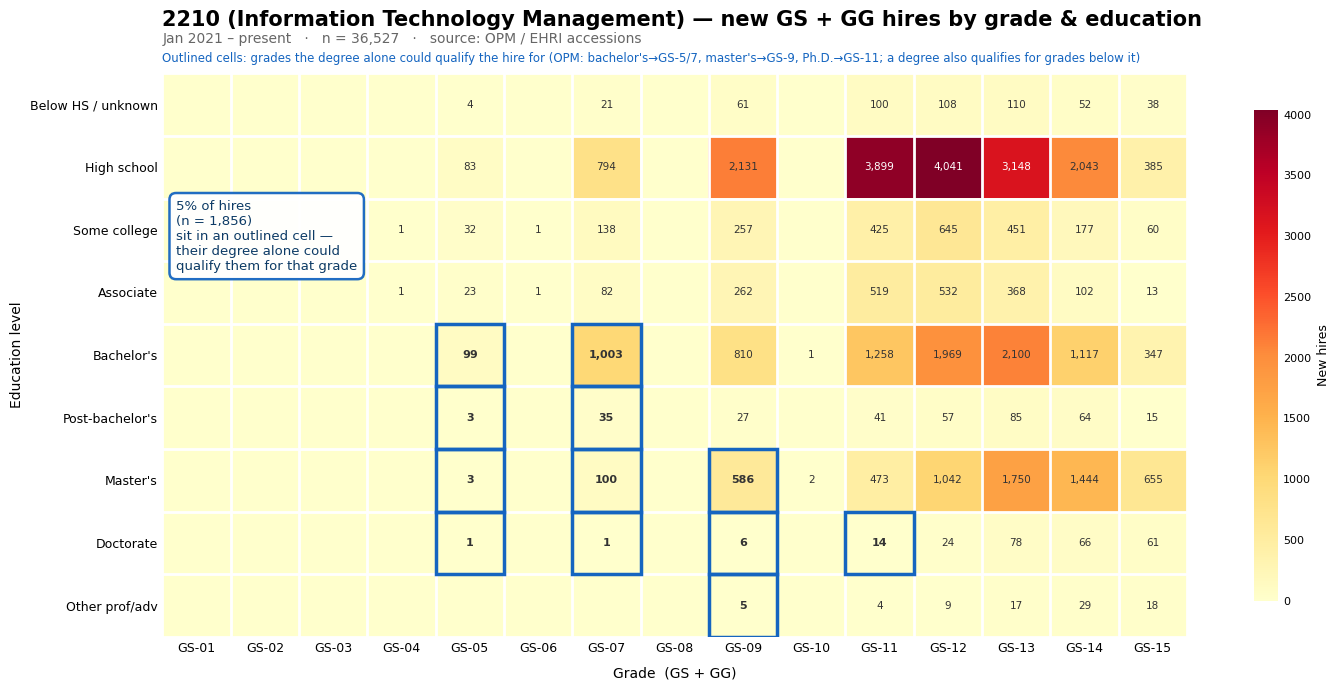
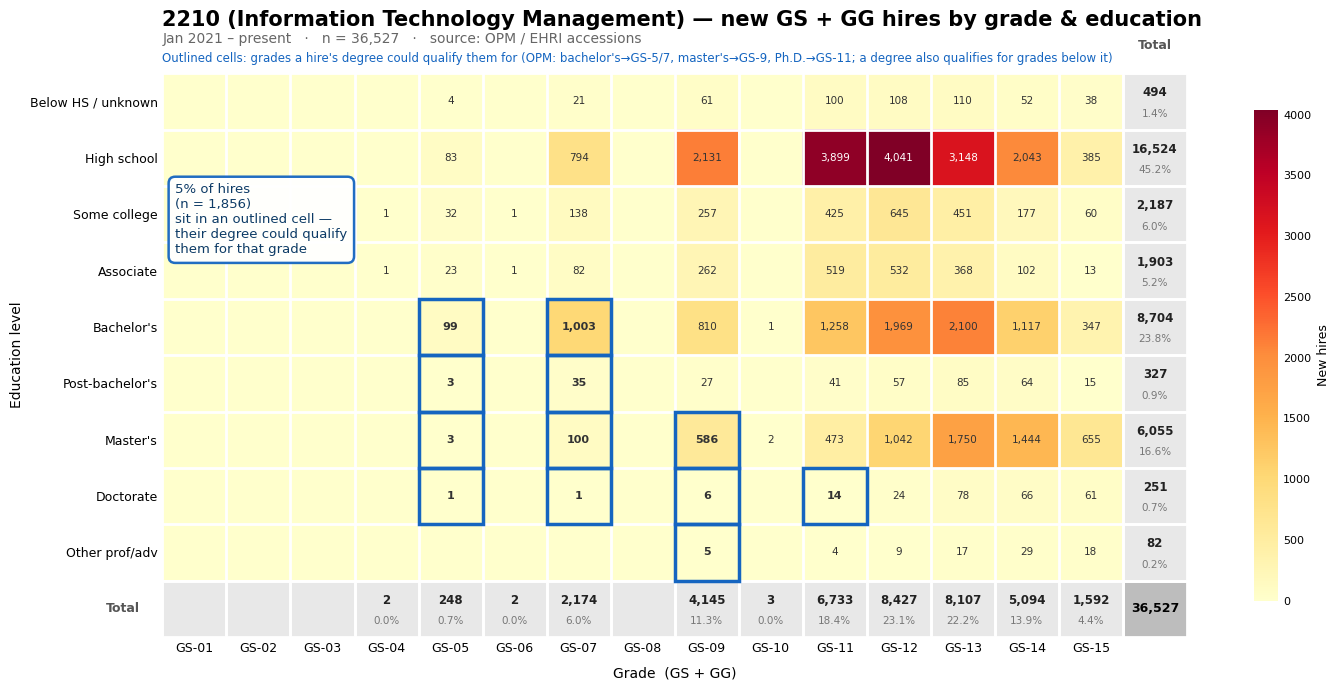
Unified diff of the notebook cell whose output changed from the first chart to the second:
--- before
+++ after
@@ -1 +1 @@
-accession_heatmap("2210", pay_plans="gs+gg", totals=False, highlight_quals=True);
+accession_heatmap("2210", pay_plans="gs+gg", highlight_quals=True);

Commit: Reword "degree alone" -> "their degree"; restore % totals on quals figures